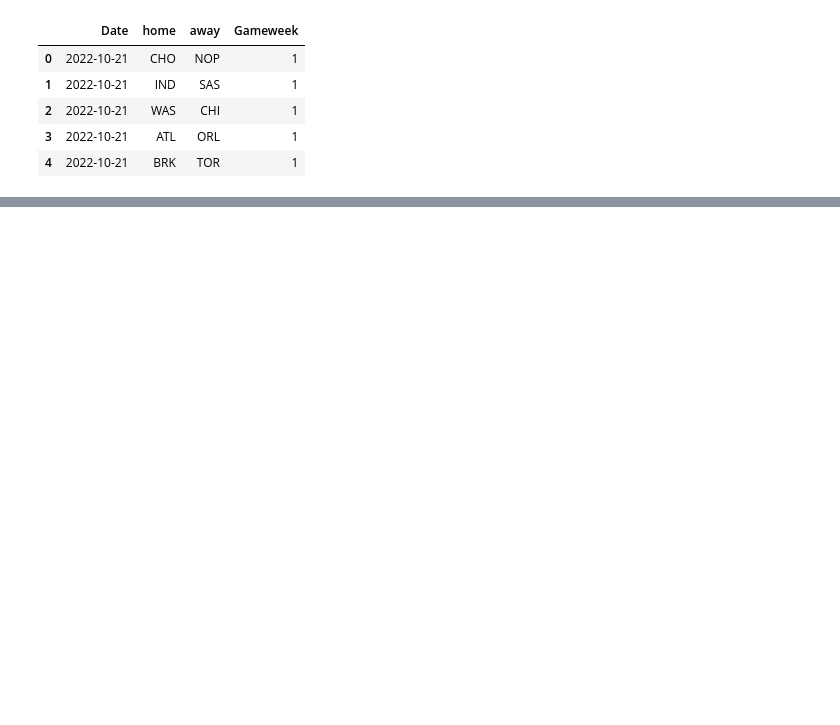
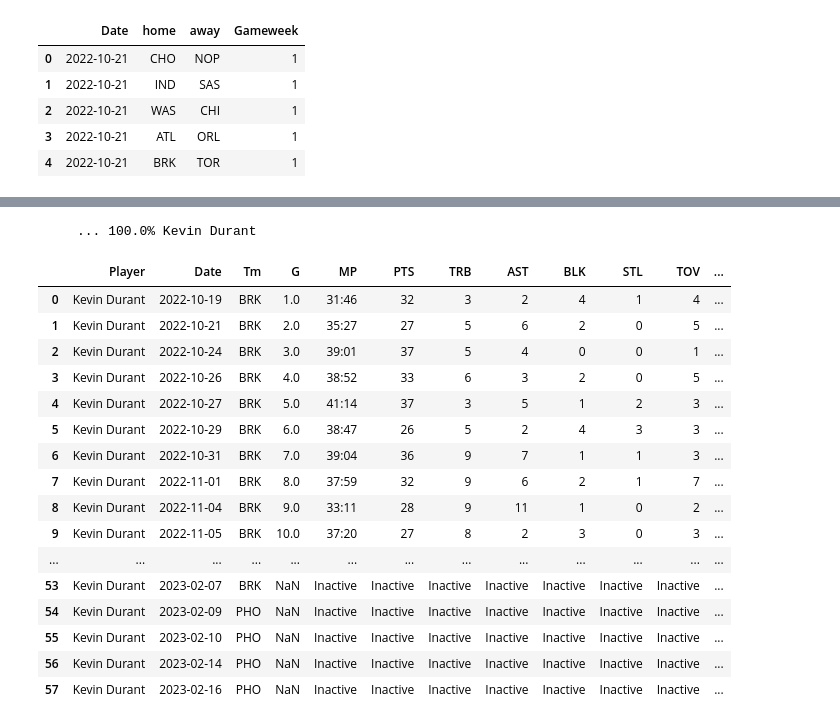
Before and after one commit to martinbog19/SORARE_lineup_builder, a Jupyter notebook: lineup_builder.ipynb, the cells around one changed output, grey strips where cells are left out. Cells and saved outputs as stored; diff of their text form; code cells hidden in the pictures; blank space fills up the shorter version.

```diff
--- a/lineup_builder.ipynb
+++ b/lineup_builder.ipynb
@@ -426,0 +453,65 @@ INJURY REPORT : CJ McCollum (DAY-TO-DAY); Davis Bertans (OUT); Gabe Vincent (DAY
+# %%
+url = f'https://www.basketball-reference.com/leagues/NBA_2023_per_game.html'
+page = rqs.get(url)
+soup = BeautifulSoup(page.content, 'html')
+while soup.find('tr', class_ = 'thead') is not None :
+    soup.find('tr', class_ = 'thead').decompose()
+table = soup.find('table')
+data_live = pd.read_html(str(table))[0][['Player', 'Tm', 'Age']]
+hrefs = []
+for x in table.find_all('a', href = True):
+    if x['href'].split('/')[1] == 'players' :
+        hrefs.append(x['href'][:-5])
+data_live['href'] = hrefs
+data_live = data_live.groupby('Player').apply(single_team)
+data_live = data_live.reset_index(drop = True)
+#############################
+# %%
+my_data = data_live[data_live['Player'].isin(['Kevin Durant'])]
+
+
+my_players_info = []
+for i, player, href, age, tm in zip(range(len(my_data)), my_data['Player'], my_data['href'], my_data['Age'], my_data['Tm']) :
+
+    print(f'     ... {round(100*(i+1)/len(my_data), 1)}% {player}                 ', end = '')
+    print('\r', end = '')
+
+    ## SCRAPE PLAYER GAME LOGS ##
+    url = f'https://www.basketball-reference.com{href}/gamelog/2023'
+    page = rqs.get(url)
+    soup = BeautifulSoup(page.content, 'html')
+    while soup.find('tr', class_ = 'thead') is not None :
+        soup.find('tr', class_ = 'thead').decompose()
+    table = soup.find('table', id = 'pgl_basic')
+    df = pd.read_html(str(table))[0][['Date', 'Tm', 'G', 'MP', 'PTS', 'TRB', 'AST', 'BLK', 'STL', 'TOV', '3P']]
+    df.insert(0, 'Player', len(df) * [player])
+    df = df.apply(pd.to_numeric, errors = 'ignore')
+    df['SORARE'] = SoRareScore(df)
+    df['Date'] = df['Date'].apply(lambda x: datetime.datetime.strptime(x, '%Y-%m-%d'))
+    df = df.sort_values('Date')
+    df['SORARE'] = df['SORARE'].replace('dnp', np.nan)
+    df['SORARE'] = df['SORARE'].astype(float)
+    df['SORARE_round'] = df['SORARE'].apply(lambda x: x if np.isnan(x) else round(x))
+    #############################
+# %% [output]
+     ... 100.0% Kevin Durant
+# %%
+df
+# %% [output]
+|  | Player | Date | Tm | G | MP | PTS | TRB | AST | BLK | STL | TOV | ... |
+| 0 | Kevin Durant | 2022-10-19 | BRK | 1.0 | 31:46 | 32 | 3 | 2 | 4 | 1 | 4 | ... |
+| 1 | Kevin Durant | 2022-10-21 | BRK | 2.0 | 35:27 | 27 | 5 | 6 | 2 | 0 | 5 | ... |
+| 2 | Kevin Durant | 2022-10-24 | BRK | 3.0 | 39:01 | 37 | 5 | 4 | 0 | 0 | 1 | ... |
+| 3 | Kevin Durant | 2022-10-26 | BRK | 4.0 | 38:52 | 33 | 6 | 3 | 2 | 0 | 5 | ... |
+| 4 | Kevin Durant | 2022-10-27 | BRK | 5.0 | 41:14 | 37 | 3 | 5 | 1 | 2 | 3 | ... |
+| 5 | Kevin Durant | 2022-10-29 | BRK | 6.0 | 38:47 | 26 | 5 | 2 | 4 | 3 | 3 | ... |
+| 6 | Kevin Durant | 2022-10-31 | BRK | 7.0 | 39:04 | 36 | 9 | 7 | 1 | 1 | 3 | ... |
+| 7 | Kevin Durant | 2022-11-01 | BRK | 8.0 | 37:59 | 32 | 9 | 6 | 2 | 1 | 7 | ... |
+| 8 | Kevin Durant | 2022-11-04 | BRK | 9.0 | 33:11 | 28 | 9 | 11 | 1 | 0 | 2 | ... |
+| 9 | Kevin Durant | 2022-11-05 | BRK | 10.0 | 37:20 | 27 | 8 | 2 | 3 | 0 | 3 | ... |
+| ... | ... | ... | ... | ... | ... | ... | ... | ... | ... | ... | ... | ... |
+| 53 | Kevin Durant | 2023-02-07 | BRK | NaN | Inactive | Inactive | Inactive | Inactive | Inactive | Inactive | Inactive | ... |
+| 54 | Kevin Durant | 2023-02-09 | PHO | NaN | Inactive | Inactive | Inactive | Inactive | Inactive | Inactive | Inactive | ... |
+| 55 | Kevin Durant | 2023-02-10 | PHO | NaN | Inactive | Inactive | Inactive | Inactive | Inactive | Inactive | Inactive | ... |
+| 56 | Kevin Durant | 2023-02-14 | PHO | NaN | Inactive | Inactive | Inactive | Inactive | Inactive | Inactive | Inactive | ... |
+| 57 | Kevin Durant | 2023-02-16 | PHO | NaN | Inactive | Inactive | Inactive | Inactive | Inactive | Inactive | Inactive | ... |
```
Also changed, not shown: parts of 12 cells of this notebook, 1 other file.
